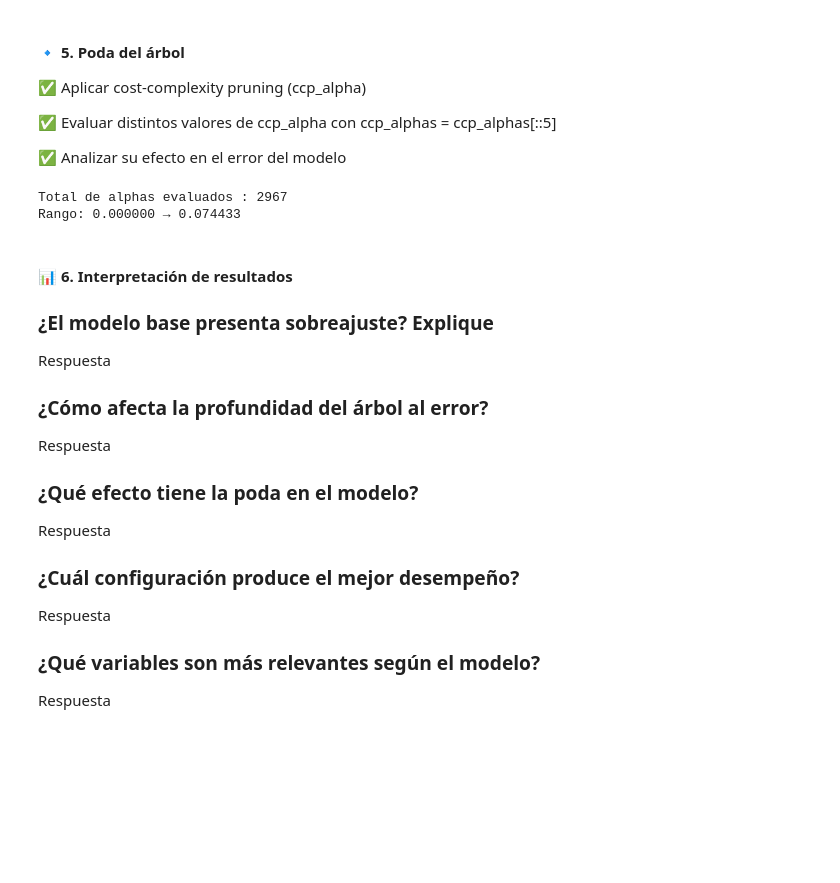
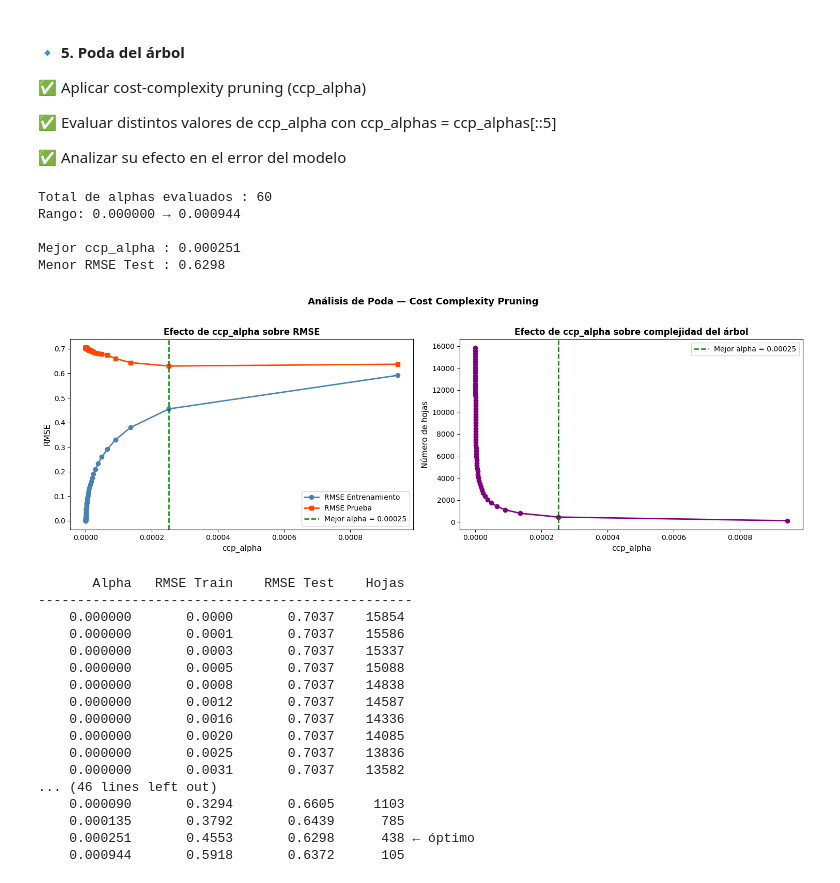
Before and after one commit to chavacodezen/Maestria-IA, a Jupyter notebook: Actividad_Árbol_de_Decisión_para_Regresión_California_Housing.ipynb, the cells around one changed output. Saved outputs shown, nothing was run; the diff lists cells and outputs as text; code cells hidden in the pictures; blank space fills up the shorter version.

```diff
--- a/Actividad_Árbol_de_Decisión_para_Regresión_California_Housing.ipynb
+++ b/Actividad_Árbol_de_Decisión_para_Regresión_California_Housing.ipynb
@@ -264,7 +264,8 @@ Depth      RMSE Train    RMSE Test
 # ── Obtener alphas disponibles ────────────────────────────────────────────────
 arbol_ccp = DecisionTreeRegressor(random_state=42)
 path      = arbol_ccp.cost_complexity_pruning_path(X_train, y_train)
-ccp_alphas = path.ccp_alphas[::5]
+ccp_alphas_full = path.ccp_alphas[::50]  # 1 de cada 50
+ccp_alphas      = ccp_alphas_full[::5]   # luego 1 de cada 5
 
 print(f"Total de alphas evaluados : {len(ccp_alphas)}")
 print(f"Rango: {ccp_alphas.min():.6f} → {ccp_alphas.max():.6f}")
@@ -290,54 +291,53 @@ fig, axes = plt.subplots(1, 2, figsize=(15, 5))
 # RMSE vs alpha
 axes[0].plot(ccp_alphas, rmse_train_ccp, 'o-', color='steelblue', linewidth=2, label='RMSE Entrenamiento')
 axes[0].plot(ccp_alphas, rmse_test_ccp,  's-', color='orangered',  linewidth=2, label='RMSE Prueba')
 axes[0].axvline(mejor_alpha, color='green', linestyle='--', linewidth=1.8,
                 label=f'Mejor alpha = {mejor_alpha:.5f}')
 axes[0].set_xlabel('ccp_alpha', fontsize=11)
 axes[0].set_ylabel('RMSE', fontsize=11)
 axes[0].set_title('Efecto de ccp_alpha sobre RMSE', fontsize=12, fontweight='bold')
 axes[0].legend(fontsize=10)
 
 # Número de hojas vs alpha
 axes[1].plot(ccp_alphas, hojas_list, 'o-', color='purple', linewidth=2)
 axes[1].axvline(mejor_alpha, color='green', linestyle='--', linewidth=1.8,
                 label=f'Mejor alpha = {mejor_alpha:.5f}')
 axes[1].set_xlabel('ccp_alpha', fontsize=11)
 axes[1].set_ylabel('Número de hojas', fontsize=11)
 axes[1].set_title('Efecto de ccp_alpha sobre complejidad del árbol', fontsize=12, fontweight='bold')
 axes[1].legend(fontsize=10)
 
 plt.suptitle('Análisis de Poda — Cost Complexity Pruning', fontsize=13, fontweight='bold', y=1.02)
 plt.tight_layout()
 plt.show()
 
 # ── Tabla resumen ─────────────────────────────────────────────────────────────
 print(f"\n{'Alpha':>12} {'RMSE Train':>12} {'RMSE Test':>12} {'Hojas':>8}")
 print("-" * 48)
 for a, tr, te, h in zip(ccp_alphas, rmse_train_ccp, rmse_test_ccp, hojas_list):
     marca = " ← óptimo" if a == mejor_alpha else ""
     print(f"{a:>12.6f} {tr:>12.4f} {te:>12.4f} {h:>8}{marca}")
 # %% [output]
-Total de alphas evaluados : 2967
-Rango: 0.000000 → 0.074433
+Total de alphas evaluados : 60
+Rango: 0.000000 → 0.000944
+
+Mejor ccp_alpha : 0.000251
+Menor RMSE Test : 0.6298
+[figure, added]
+       Alpha   RMSE Train    RMSE Test    Hojas
+------------------------------------------------
+    0.000000       0.0000       0.7037    15854
+    0.000000       0.0001       0.7037    15586
+    0.000000       0.0003       0.7037    15337
+    0.000000       0.0005       0.7037    15088
+    0.000000       0.0008       0.7037    14838
+    0.000000       0.0012       0.7037    14587
+    0.000000       0.0016       0.7037    14336
+    0.000000       0.0020       0.7037    14085
+    0.000000       0.0025       0.7037    13836
+    0.000000       0.0031       0.7037    13582
+... (46 lines left out)
+    0.000090       0.3294       0.6605     1103
+    0.000135       0.3792       0.6439      785
+    0.000251       0.4553       0.6298      438 ← óptimo
+    0.000944       0.5918       0.6372      105
-# %% [markdown]
-#### **📊 6. Interpretación de resultados**
-
-### ¿El modelo base presenta sobreajuste? Explique
-
-Respuesta
-
-### ¿Cómo afecta la profundidad del árbol al error?
-
-Respuesta
-
-### ¿Qué efecto tiene la poda en el modelo?
-
-Respuesta
-
-### ¿Cuál configuración produce el mejor desempeño?
-
-Respuesta
-
-### ¿Qué variables son más relevantes según el modelo?
-
-Respuesta
```
Also changed, not shown: parts of 1 cell of this notebook.
